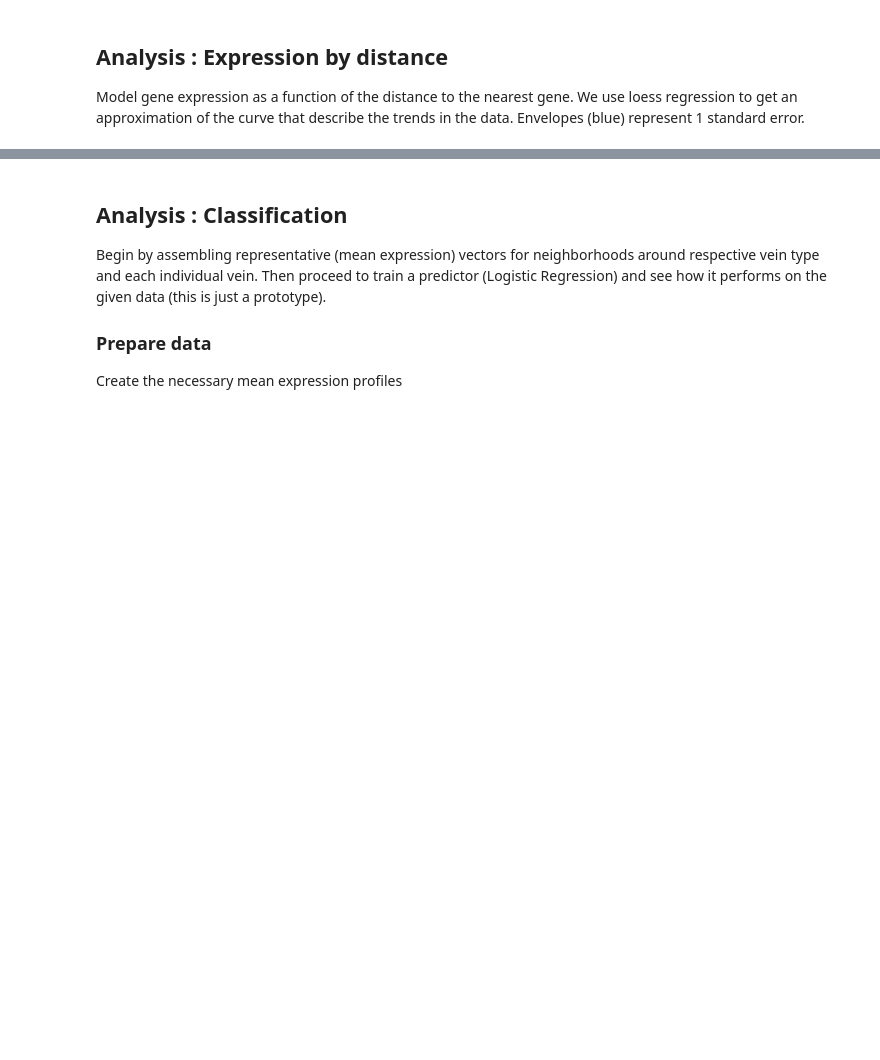
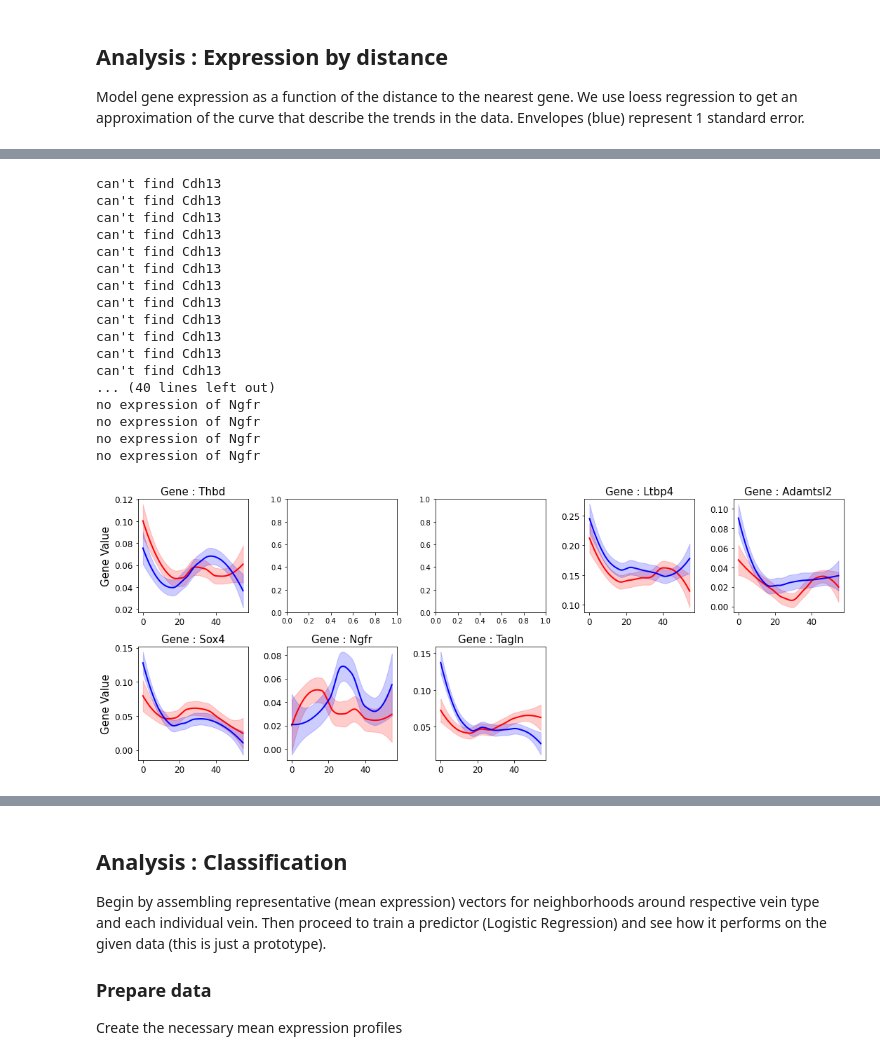
Before and after one commit to almaan/ST-mLiver, a Jupyter notebook: scripts/vein-analysis.ipynb, the cells around one changed output, grey strips where cells are left out. Drawn from its saved outputs; the diff is of its cells as text; code cells hidden in the pictures; blank space fills up the shorter version.

```diff
--- a/scripts/vein-analysis.ipynb
+++ b/scripts/vein-analysis.ipynb
@@ -230,46 +270,70 @@ fig,ax = viz.get_figure(len(vein_genes),
                       )
 
 # iterate over each gene
 for k,gene in enumerate(vein_genes):
 
 
     for vt in ["central", "portal"]:
 
         xs = np.array([])
         ys = np.array([])
 
         for data in data_set.values():
             if gene not in data.var.gene.values:
                 print("can't find {}".format(gene))
                 continue
+            elif not data.obs_vector(gene).sum() > 1:
+                print("no expression of {}".format(gene))
+                continue
+
 
             min_dist = data.obsm["vein_distances"]["dist_type_" + vt].values
             xs = np.append(xs,min_dist)
             ys = np.append(ys,data.obs_vector(gene))
 
-        smoothed = ut.smooth_fit(xs,ys,dist_thrs=dist_thrs)
-        viz.plot_expression_by_distance(ax[k],
-                                        data = smoothed,
-                                        curve_label = vt,
-                                        color_scheme = colormap[vt],
-                                        include_background = False,
-                                        feature_type = "Gene",
-                                        feature = gene,
-                                        distance_scale_factor = SCALE_FACTOR,
-                                        title_fontsize = 18,
-                                        label_fontsize = 15,
-                                        tick_fontsize = 12,
-                                        distance_unit = "um",
-                                      )
-        ax[k].set_xlabel("")
-    if k % n_cols != 0: ax[k].set_ylabel("")
+        if len(xs) > 0:
+            smoothed = ut.smooth_fit(xs,ys,dist_thrs=dist_thrs)
+            viz.plot_expression_by_distance(ax[k],
+                                            data = smoothed,
+                                            curve_label = vt,
+                                            color_scheme = colormap[vt],
+                                            include_background = False,
+                                            feature_type = "Gene",
+                                            feature = gene,
+                                            distance_scale_factor = SCALE_FACTOR,
+                                            title_fontsize = 18,
+                                            label_fontsize = 15,
+                                            tick_fontsize = 12,
+                                            distance_unit = "um",
+                                          )
+            ax[k].set_xlabel("")
+        if k % n_cols != 0: ax[k].set_ylabel("")
 
 fig.tight_layout()
 
 if SAVE_RESULTS:
     fig.savefig(osp.join(RESULTS_DIR,
                          "feature-by-distance.svg"),
                 facecolor = "white",
                 dpi = 600)
 
 plt.show()
+# %% [output]
+can't find Cdh13
+can't find Cdh13
+can't find Cdh13
+can't find Cdh13
+can't find Cdh13
+can't find Cdh13
+can't find Cdh13
+can't find Cdh13
+can't find Cdh13
+can't find Cdh13
+can't find Cdh13
+can't find Cdh13
+... (40 lines left out)
+no expression of Ngfr
+no expression of Ngfr
+no expression of Ngfr
+no expression of Ngfr
+[figure, added]
```
Also changed, not shown: parts of 18 cells of this notebook.
